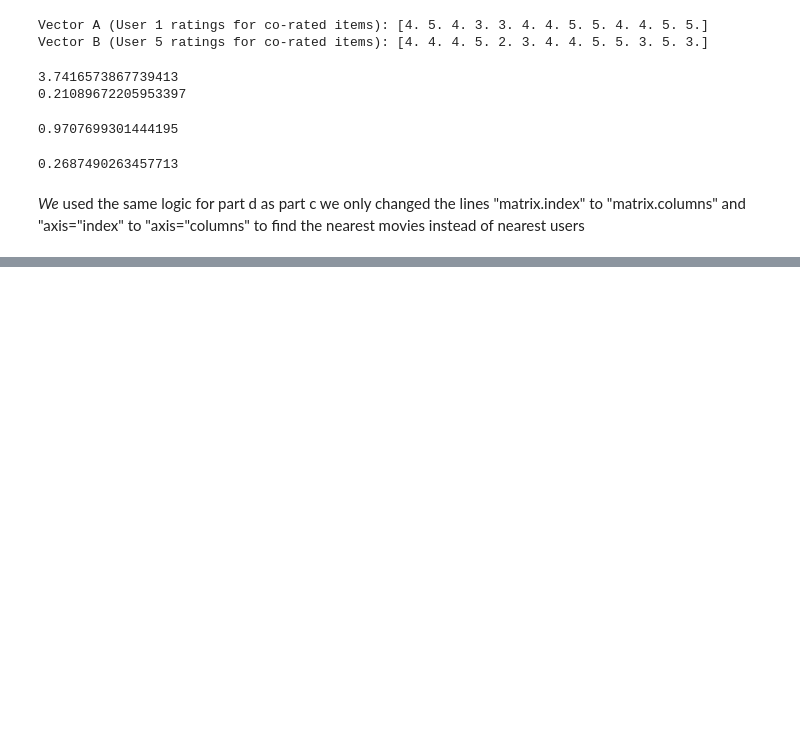
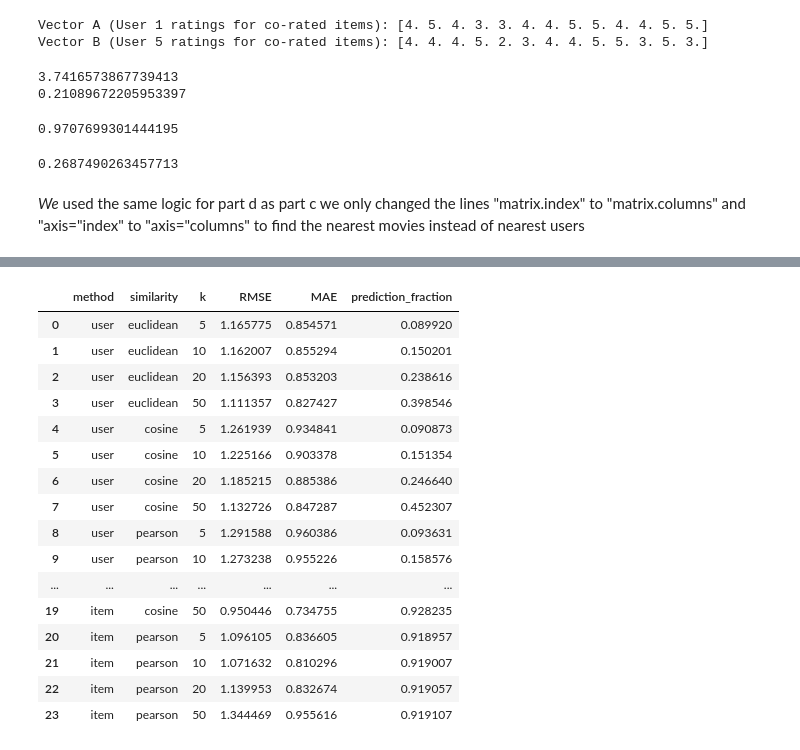
Before and after one commit to Ziad-Gebril/KNN, a Jupyter notebook: KNN.ipynb, the cells around one changed output, grey strips where cells are left out. Cells and saved outputs as stored; diff of their text form; code cells hidden in the pictures; blank space fills up the shorter version.

Commit message:
Evaluation done with good results and some bug fixes was done on KNN functions

```diff
--- a/KNN.ipynb
+++ b/KNN.ipynb
@@ -225,15 +224,18 @@ def train_test_split_ratings(ratings_df, test_fraction=0.2):
 
     return training, test
 # %%
-def evaluate(matrix, test_df, k, similarity_fn, method):
+def evaluate(matrix, test, k, similarity_fn, method):
     errors = []
     absolute_errors = []
     possible = 0
 
-    for  row in test_df.iterrows():
-        user = row["userId"]
-        item = row["movieId"]
-        true_rating = row["rating"]
+    for row in test.itertuples():
+        user = row.userId
+        item = row.movieId
+        true_rating = row.rating
+
+        if user not in matrix.index or item not in matrix.columns:
+            continue
 
         if method == "user":
             predicted = predict_rating_user_based(matrix, user, item, k, similarity_fn)
@@ -253,6 +255,7 @@ def evaluate(matrix, test_df, k, similarity_fn, method):
 
     rmse = np.sqrt(np.mean(np.array(errors) ** 2))
     mae = np.mean(absolute_errors)
-    fraction = possible / len(test_df)
+    fraction = possible / len(test)
+
 
     return rmse, mae, fraction
@@ -258,0 +353,40 @@ def evaluate(matrix, test_df, k, similarity_fn, method):
+# %%
+
+training, test = train_test_split_ratings(ratings)
+
+train_matrix = training.pivot_table(
+    index="userId",
+    columns="movieId",
+    values="rating"
+)
+
+
+similarity_functions = {
+    "euclidean": euclidean_similarity,
+    "cosine": cosine_similarity,
+    "pearson": pearson_similarity
+}
+
+results = []
+total_configs = 24
+current_config = 0
+
+for method in ["user", "item"]:
+    for similarity_name, similarity_fn in similarity_functions.items():
+        for k in [5, 10, 20, 50]:
+            current_config += 1
+            print(f"[{current_config}/{total_configs}] Running method={method}, similarity={similarity_name}, k={k}...")
+            rmse, mae, fraction = evaluate( train_matrix, test,k,similarity_fn,method )
+
+            results.append({
+                "method": method,
+                "similarity": similarity_name,
+                "k": k,
+                "RMSE": rmse,
+                "MAE": mae,
+                "prediction_fraction": fraction
+            })
+
+result= pd.DataFrame(results)
+result
+# %% [output]
@@ -258,0 +410,17 @@ def evaluate(matrix, test_df, k, similarity_fn, method):
+|  | method | similarity | k | RMSE | MAE | prediction_fraction |
+| 0 | user | euclidean | 5 | 1.165775 | 0.854571 | 0.089920 |
+| 1 | user | euclidean | 10 | 1.162007 | 0.855294 | 0.150201 |
+| 2 | user | euclidean | 20 | 1.156393 | 0.853203 | 0.238616 |
+| 3 | user | euclidean | 50 | 1.111357 | 0.827427 | 0.398546 |
+| 4 | user | cosine | 5 | 1.261939 | 0.934841 | 0.090873 |
+| 5 | user | cosine | 10 | 1.225166 | 0.903378 | 0.151354 |
+| 6 | user | cosine | 20 | 1.185215 | 0.885386 | 0.246640 |
+| 7 | user | cosine | 50 | 1.132726 | 0.847287 | 0.452307 |
+| 8 | user | pearson | 5 | 1.291588 | 0.960386 | 0.093631 |
+| 9 | user | pearson | 10 | 1.273238 | 0.955226 | 0.158576 |
+| ... | ... | ... | ... | ... | ... | ... |
+| 19 | item | cosine | 50 | 0.950446 | 0.734755 | 0.928235 |
+| 20 | item | pearson | 5 | 1.096105 | 0.836605 | 0.918957 |
+| 21 | item | pearson | 10 | 1.071632 | 0.810296 | 0.919007 |
+| 22 | item | pearson | 20 | 1.139953 | 0.832674 | 0.919057 |
+| 23 | item | pearson | 50 | 1.344469 | 0.955616 | 0.919107 |
```
Also changed, not shown: parts of 4 cells of this notebook.
